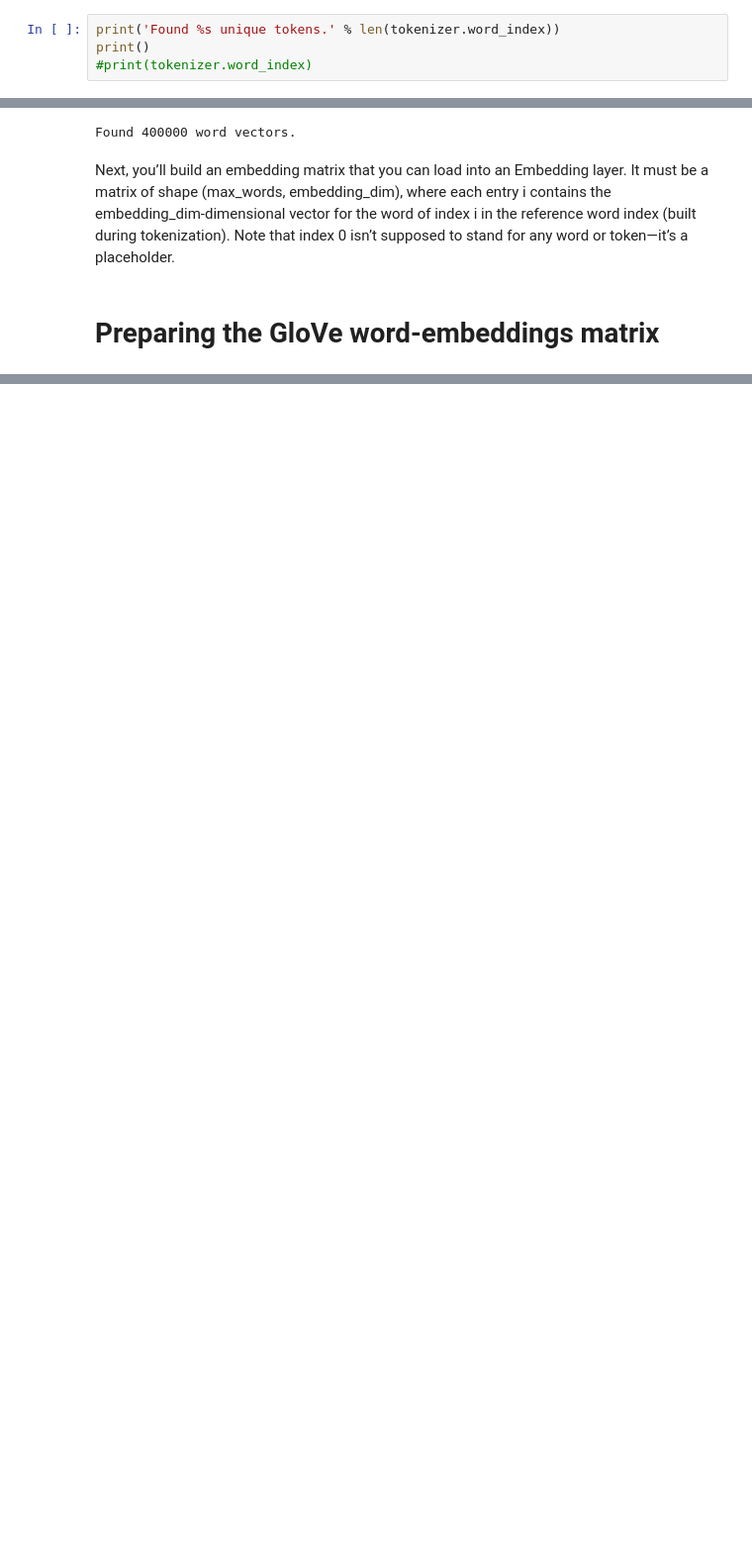
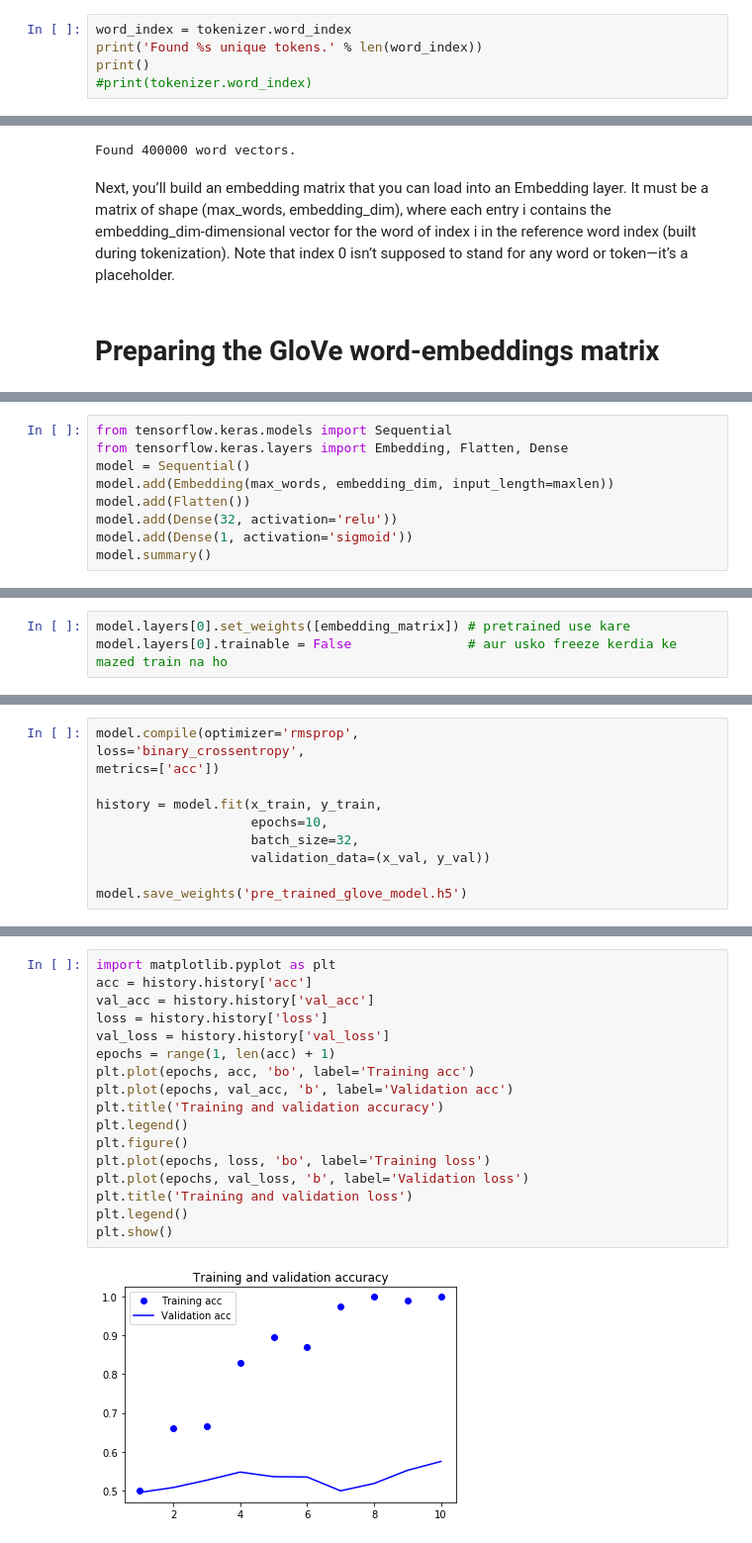
Before and after one commit to drbilal216/Tensorflow-Datasets-Q3, a Jupyter notebook: Classification/IMDB dataset/2.Using pretrained GLOVE WORD EMBEDDING on Raw IMDB data.ipynb, the cells around one changed output, grey strips where cells are left out. Shown: that part at 99% size. Cells and saved outputs as stored; diff of their text form; blank space fills up the shorter version.

```diff
--- a/Classification/IMDB dataset/2.Using pretrained GLOVE WORD EMBEDDING on Raw IMDB data.ipynb
+++ b/Classification/IMDB dataset/2.Using pretrained GLOVE WORD EMBEDDING on Raw IMDB data.ipynb
@@ -67,7 +67,8 @@ tokenizer = Tokenizer(num_words=max_words)    # max_words = 10000
 tokenizer.fit_on_texts(texts)
 sequences = tokenizer.texts_to_sequences(texts)
 # %%
-print('Found %s unique tokens.' % len(tokenizer.word_index))
+word_index = tokenizer.word_index
+print('Found %s unique tokens.' % len(word_index))
 print()
 #print(tokenizer.word_index)
 # %% [output]
@@ -174,0 +212,9 @@ word or token—it’s a placeholder.
+# %%
+from tensorflow.keras.models import Sequential
+from tensorflow.keras.layers import Embedding, Flatten, Dense
+model = Sequential()
+model.add(Embedding(max_words, embedding_dim, input_length=maxlen))
+model.add(Flatten())
+model.add(Dense(32, activation='relu'))
+model.add(Dense(1, activation='sigmoid'))
+model.summary()
@@ -174,0 +243,3 @@ word or token—it’s a placeholder.
+# %%
+model.layers[0].set_weights([embedding_matrix]) # pretrained use kare
+model.layers[0].trainable = False               # aur usko freeze kerdia ke mazed train na ho
@@ -174,0 +255,11 @@ word or token—it’s a placeholder.
+# %%
+model.compile(optimizer='rmsprop',
+loss='binary_crossentropy',
+metrics=['acc'])
+
+history = model.fit(x_train, y_train,
+                    epochs=10,
+                    batch_size=32,
+                    validation_data=(x_val, y_val))
+
+model.save_weights('pre_trained_glove_model.h5')
@@ -174,0 +286,19 @@ word or token—it’s a placeholder.
+# %%
+import matplotlib.pyplot as plt
+acc = history.history['acc']
+val_acc = history.history['val_acc']
+loss = history.history['loss']
+val_loss = history.history['val_loss']
+epochs = range(1, len(acc) + 1)
+plt.plot(epochs, acc, 'bo', label='Training acc')
+plt.plot(epochs, val_acc, 'b', label='Validation acc')
+plt.title('Training and validation accuracy')
+plt.legend()
+plt.figure()
+plt.plot(epochs, loss, 'bo', label='Training loss')
+plt.plot(epochs, val_loss, 'b', label='Validation loss')
+plt.title('Training and validation loss')
+plt.legend()
+plt.show()
+# %% [output]
+[figure, added]
```
Also changed, not shown: parts of 27 cells of this notebook.
